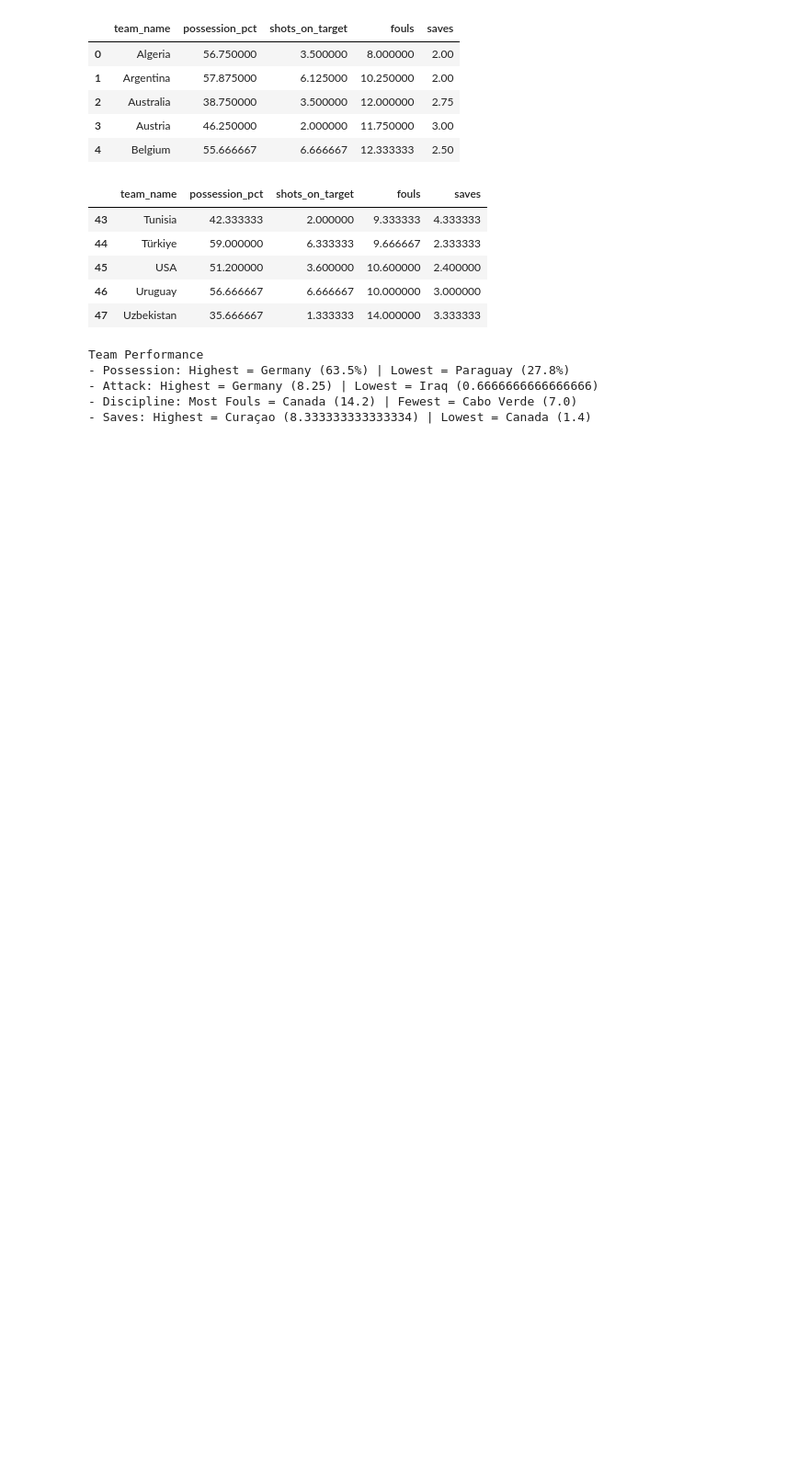
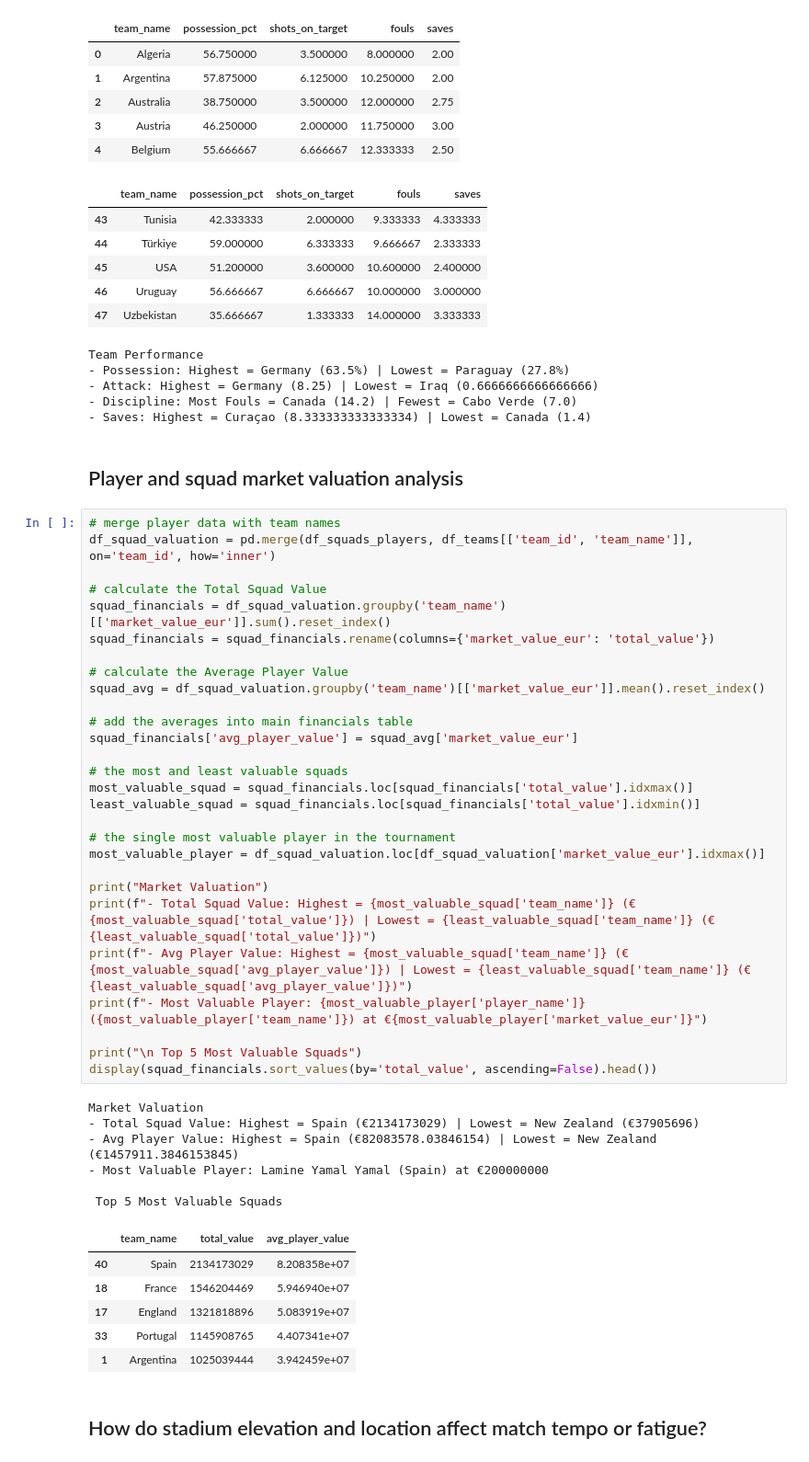
Before and after one commit to quantwothree/making-sense-of-FIFA, a Jupyter notebook: FIFA.ipynb, the cells around one changed output. Shown at 92% size. Drawn from its saved outputs; the diff is of its cells as text; blank space fills up the shorter version.

```diff
--- a/FIFA.ipynb
+++ b/FIFA.ipynb
@@ -319,3 +319,48 @@ Team Performance
 - Attack: Highest = Germany (8.25) | Lowest = Iraq (0.6666666666666666)
 - Discipline: Most Fouls = Canada (14.2) | Fewest = Cabo Verde (7.0)
 - Saves: Highest = Curaçao (8.333333333333334) | Lowest = Canada (1.4)
+# %% [markdown]
+## Player and squad market valuation analysis ##
+# %%
+# merge player data with team names
+df_squad_valuation = pd.merge(df_squads_players, df_teams[['team_id', 'team_name']], on='team_id', how='inner')
+
+# calculate the Total Squad Value
+squad_financials = df_squad_valuation.groupby('team_name')[['market_value_eur']].sum().reset_index()
+squad_financials = squad_financials.rename(columns={'market_value_eur': 'total_value'})
+
+# calculate the Average Player Value
+squad_avg = df_squad_valuation.groupby('team_name')[['market_value_eur']].mean().reset_index()
+
+# add the averages into main financials table
+squad_financials['avg_player_value'] = squad_avg['market_value_eur']
+
+# the most and least valuable squads
+most_valuable_squad = squad_financials.loc[squad_financials['total_value'].idxmax()]
+least_valuable_squad = squad_financials.loc[squad_financials['total_value'].idxmin()]
+
+# the single most valuable player in the tournament
+most_valuable_player = df_squad_valuation.loc[df_squad_valuation['market_value_eur'].idxmax()]
+
+print("Market Valuation")
+print(f"- Total Squad Value: Highest = {most_valuable_squad['team_name']} (€{most_valuable_squad['total_value']}) | Lowest = {least_valuable_squad['team_name']} (€{least_valuable_squad['total_value']})")
+print(f"- Avg Player Value: Highest = {most_valuable_squad['team_name']} (€{most_valuable_squad['avg_player_value']}) | Lowest = {least_valuable_squad['team_name']} (€{least_valuable_squad['avg_player_value']})")
+print(f"- Most Valuable Player: {most_valuable_player['player_name']} ({most_valuable_player['team_name']}) at €{most_valuable_player['market_value_eur']}")
+
+print("\n Top 5 Most Valuable Squads")
+display(squad_financials.sort_values(by='total_value', ascending=False).head())
+# %% [output]
+Market Valuation
+- Total Squad Value: Highest = Spain (€2134173029) | Lowest = New Zealand (€37905696)
+- Avg Player Value: Highest = Spain (€82083578.03846154) | Lowest = New Zealand (€1457911.3846153845)
+- Most Valuable Player: Lamine Yamal Yamal (Spain) at €200000000
+
+ Top 5 Most Valuable Squads
+|  | team_name | total_value | avg_player_value |
+| 40 | Spain | 2134173029 | 8.208358e+07 |
+| 18 | France | 1546204469 | 5.946940e+07 |
+| 17 | England | 1321818896 | 5.083919e+07 |
+| 33 | Portugal | 1145908765 | 4.407341e+07 |
+| 1 | Argentina | 1025039444 | 3.942459e+07 |
+# %% [markdown]
+## How do stadium elevation and location affect match tempo or fatigue? ##
```
